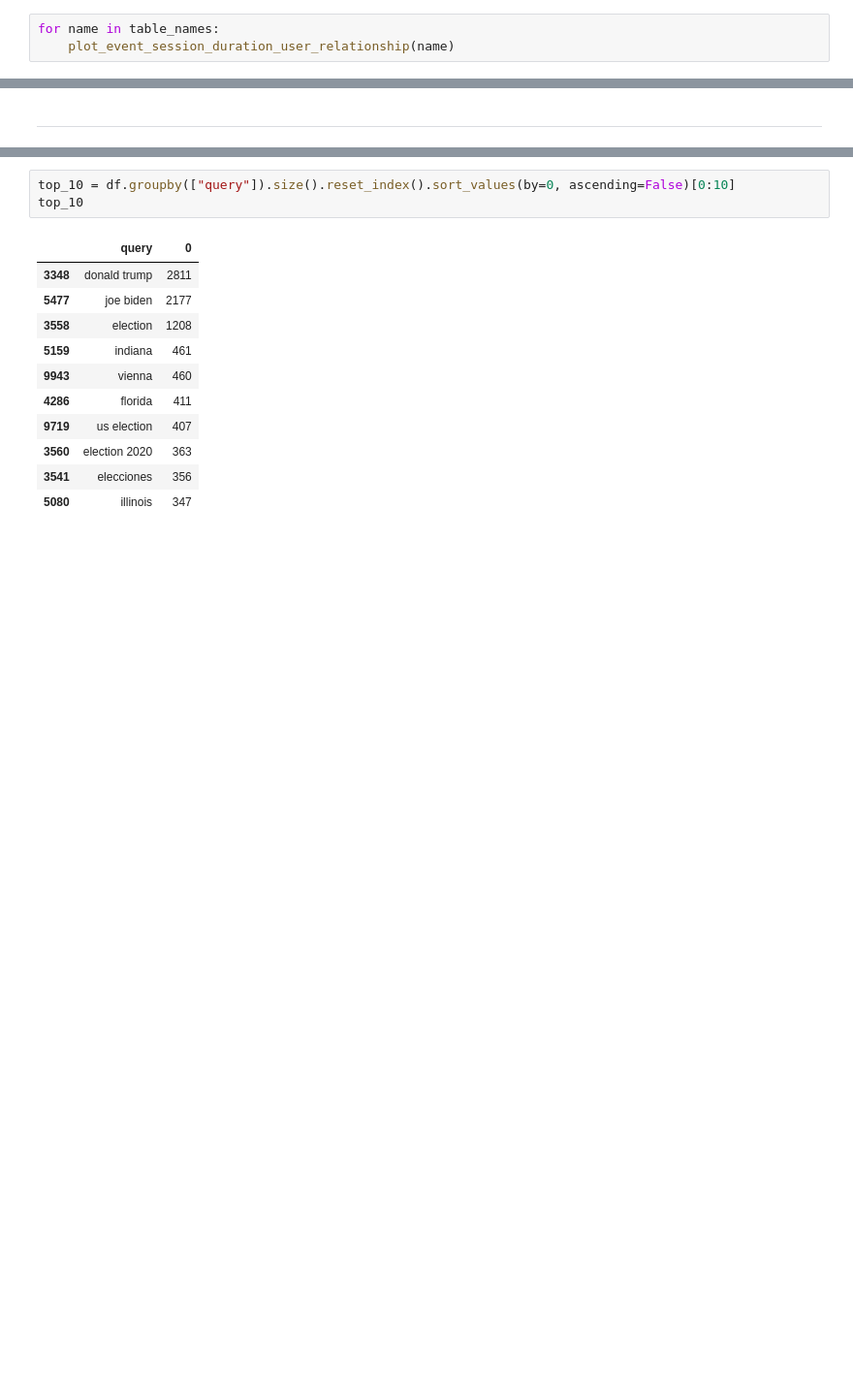
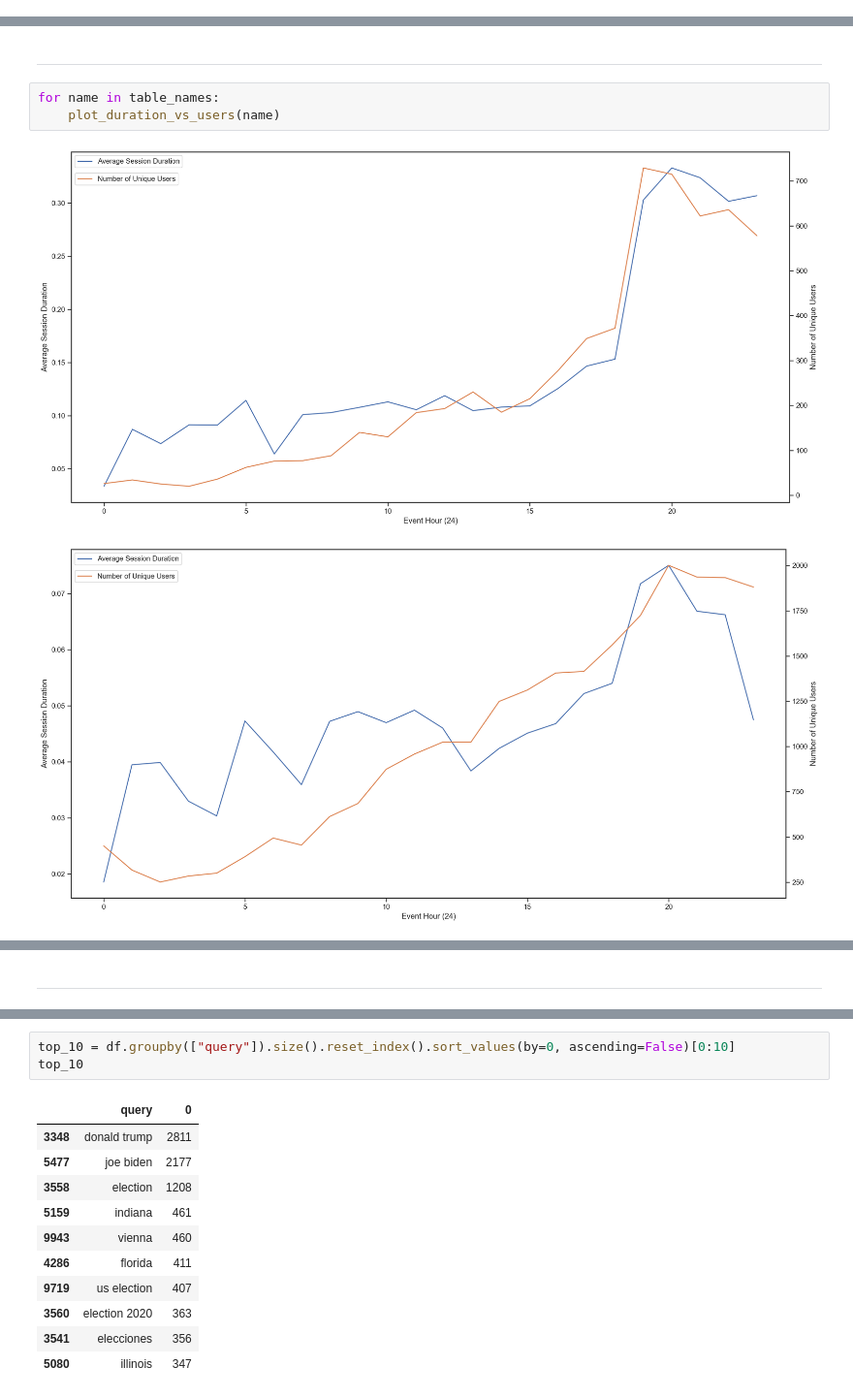
Before and after one commit to dmnapolitano/ap_data_science_manager_interview, a Jupyter notebook: Data Exploration.ipynb, the cells around one changed output, grey strips where cells are left out. Shown at 97% size. Saved outputs shown, nothing was run; the diff lists cells and outputs as text; blank space fills up the shorter version.

```diff
--- a/Data Exploration.ipynb
+++ b/Data Exploration.ipynb
@@ -43,6 +57,3 @@ def plot_event_session_duration_user_relationship(table_name):
     ax.legend(["Average Session Duration"], loc=2)
     dual.legend(["Number of Unique Users"], bbox_to_anchor=(0.154, 0.95))
     plt.show()
-# %%
-for name in table_names:
-    plot_event_session_duration_user_relationship(name)
@@ -79,2 +64,8 @@ max            1.136076
 # %% [markdown]
 ---
+# %%
+for name in table_names:
+    plot_duration_vs_users(name)
+# %% [output]
+[figure, added]
+[figure, added]
@@ -81,3 +75,5 @@ max            1.136076
+# %% [markdown]
+---
 # %%
 df = pandas.read_sql("SELECT event_time, query, media_types from keyword_search where session_duration != 0",
                      connection, parse_dates={"event_time" : "%H:%M"})
```
Also changed, not shown: parts of 21 cells of this notebook.
